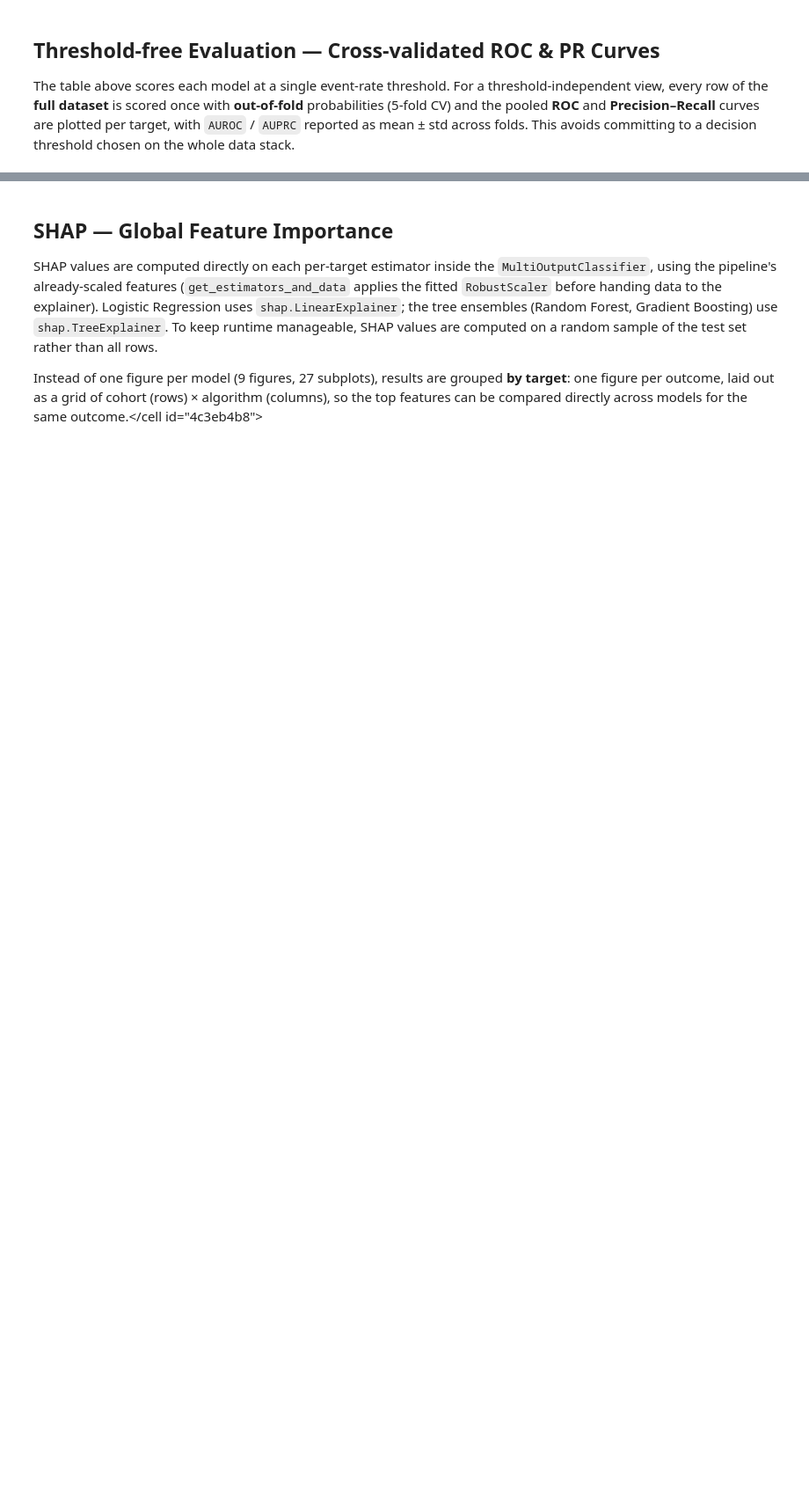
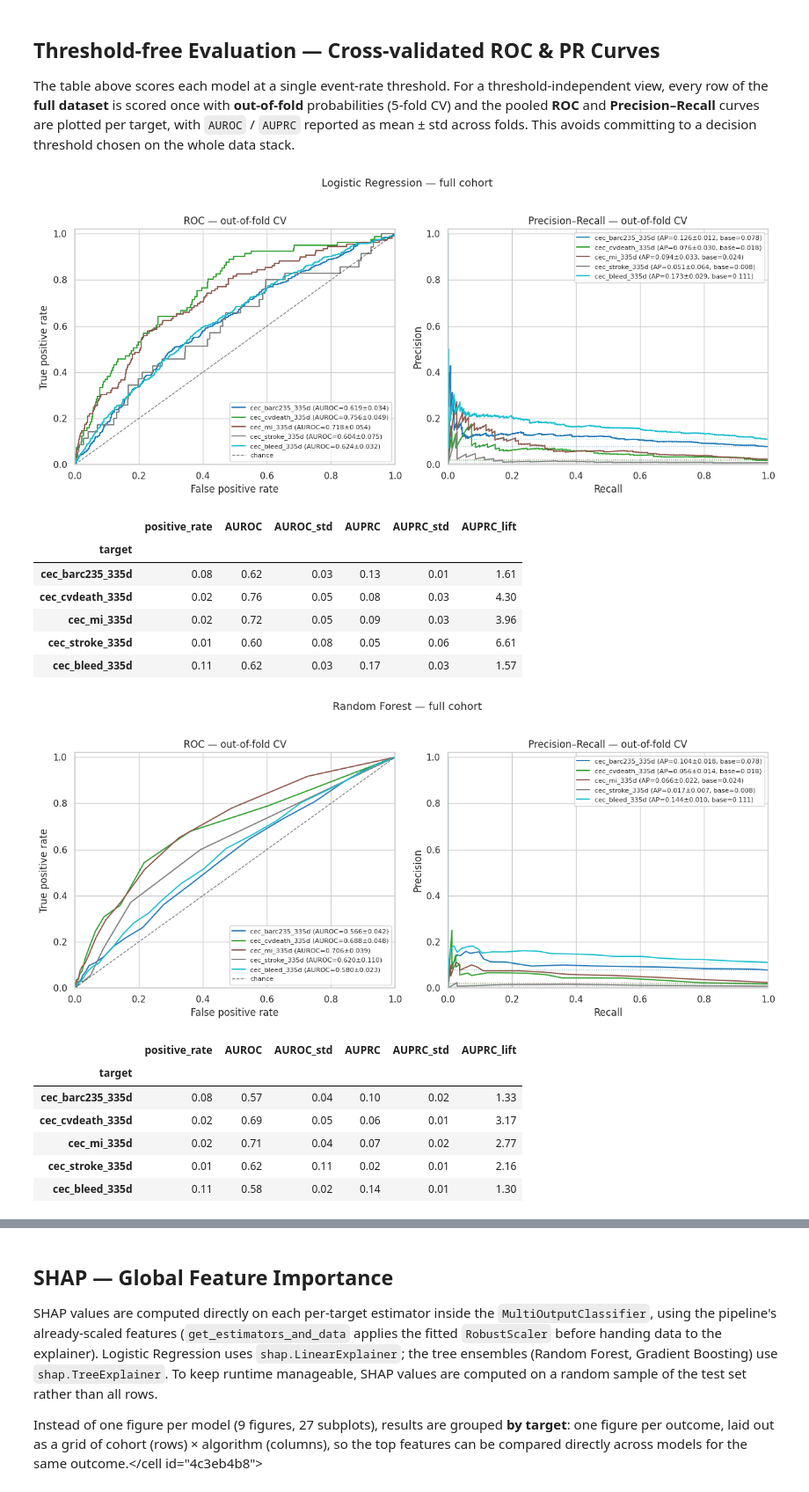
Before and after one commit to TommasoPioda/CATE-estimation-on-the-MASTER-DAPT-trial, a Jupyter notebook: simple_ml_models/bi-class/02_grouped_models_evaluation.ipynb, the cells around one changed output, grey strips where cells are left out. Shown at 88% size. Cells and saved outputs as stored; diff of their text form; code cells hidden in the pictures; blank space fills up the shorter version.

```diff
--- a/simple_ml_models/bi-class/02_grouped_models_evaluation.ipynb
+++ b/simple_ml_models/bi-class/02_grouped_models_evaluation.ipynb
@@ -184,15 +198,37 @@ The table above scores each model at a single event-rate threshold. For a thresh
 # %%
 # Threshold-free assessment over the FULL dataset: out-of-fold CV ROC / PR
 # curves per model, so discrimination is judged without the event-rate
 # threshold used in the table above. The saved pipeline only supplies the
-# structure -- cv_roc_pr_curves clones and refits it on each fold, so the
-# leaky follow-up (fup_*) features dropped at training time are dropped here
-# too (otherwise the refit would learn from post-outcome information).
+# structure -- cv_roc_pr_curves clones and refits it on each fold, so we mirror
+# build_data_variant's feature prep here: drop the leaky follow-up (fup_*)
+# features (otherwise the refit would learn from post-outcome information) and
+# one-hot encode `regimen` (kept numeric by the get_dummies, not dropped by
+# select_dtypes).
 leaky_cols = [c for c in ['fup_other', 'fup_nitrates', 'fup_insulin'] if c in X_full.columns]
-X_cv = X_full.drop(columns=leaky_cols).select_dtypes(include=[np.number])
-y_cv = make_grouped_targets(y_full).loc[X_cv.index]
+X_cv = X_full.drop(columns=leaky_cols)
+if 'regimen' in X_cv.columns:
+    X_cv = pd.get_dummies(X_cv, columns=['regimen'], dtype=int)
+X_cv = X_cv.select_dtypes(include=[np.number])
+y_cv = y_full.loc[X_cv.index, TARGET_NAMES]
 
 for model_name, info in models.items():
     display(cv_roc_pr_curves(
         info['pipeline'], X_cv, y_cv, cv=5,
         model_name=f"{info['algo_label']} — {info['variant_label']}"))
+# %% [output]
+[figure, added]
+|  | positive_rate | AUROC | AUROC_std | AUPRC | AUPRC_std | AUPRC_lift |
+| target |  |  |  |  |  |  |
+| cec_barc235_335d | 0.08 | 0.62 | 0.03 | 0.13 | 0.01 | 1.61 |
+| cec_cvdeath_335d | 0.02 | 0.76 | 0.05 | 0.08 | 0.03 | 4.30 |
+| cec_mi_335d | 0.02 | 0.72 | 0.05 | 0.09 | 0.03 | 3.96 |
+| cec_stroke_335d | 0.01 | 0.60 | 0.08 | 0.05 | 0.06 | 6.61 |
+| cec_bleed_335d | 0.11 | 0.62 | 0.03 | 0.17 | 0.03 | 1.57 |
+[figure, added]
+|  | positive_rate | AUROC | AUROC_std | AUPRC | AUPRC_std | AUPRC_lift |
+| target |  |  |  |  |  |  |
+| cec_barc235_335d | 0.08 | 0.57 | 0.04 | 0.10 | 0.02 | 1.33 |
+| cec_cvdeath_335d | 0.02 | 0.69 | 0.05 | 0.06 | 0.01 | 3.17 |
+| cec_mi_335d | 0.02 | 0.71 | 0.04 | 0.07 | 0.02 | 2.77 |
+| cec_stroke_335d | 0.01 | 0.62 | 0.11 | 0.02 | 0.01 | 2.16 |
+| cec_bleed_335d | 0.11 | 0.58 | 0.02 | 0.14 | 0.01 | 1.30 |
```
Also changed, not shown: parts of 6 cells of this notebook, 9 other files.
